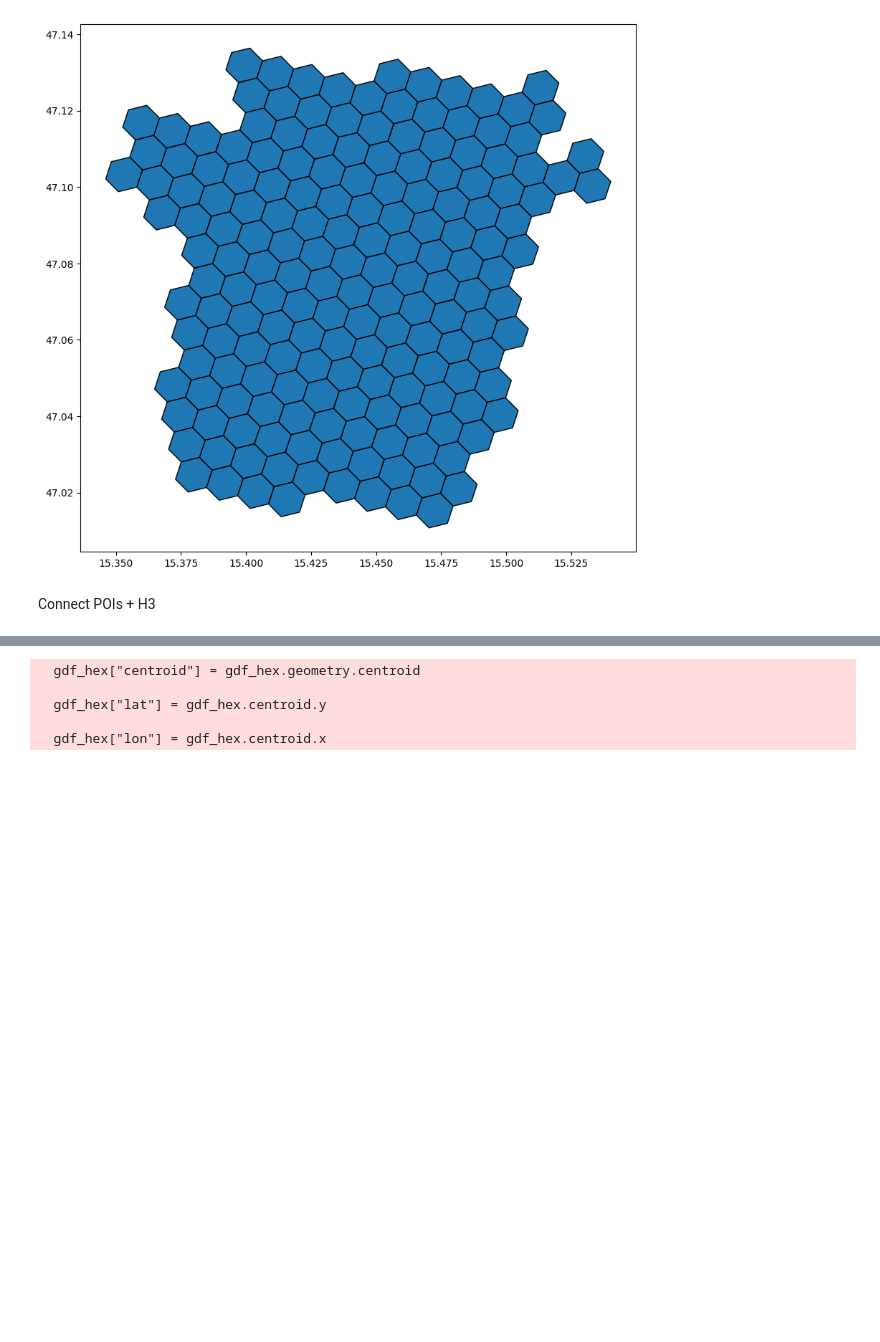
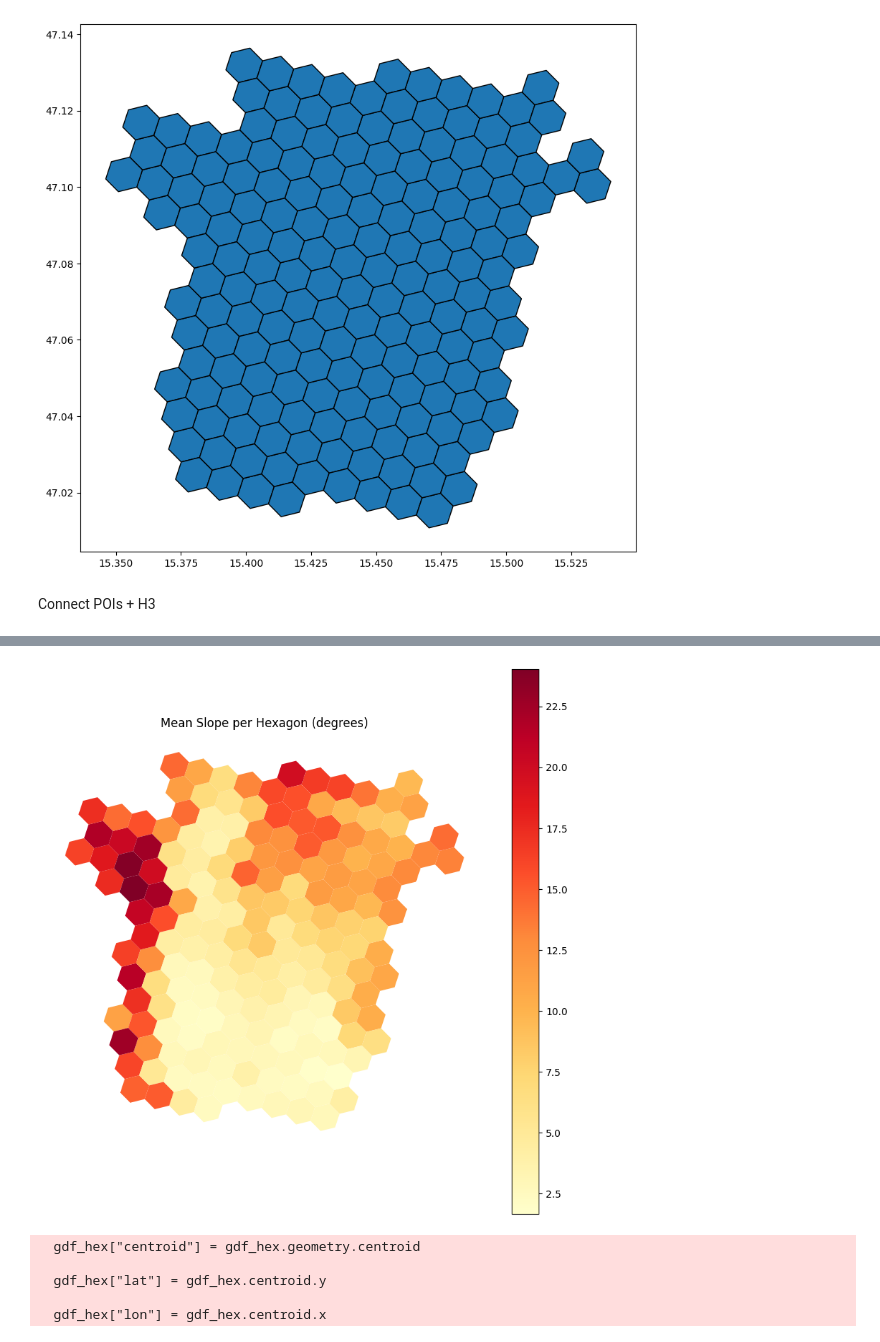
Before and after one commit to bernadettesophia/GAT2_group1_midterm_project, a Jupyter notebook: code_midterm_group1_walkability_graz.ipynb, the cells around one changed output, grey strips where cells are left out. Drawn from its saved outputs; the diff is of its cells as text; code cells hidden in the pictures; blank space fills up the shorter version.

Commit message:
Adjusted slope function (calculating mean slope per hexagon)

```diff
--- a/code_midterm_group1_walkability_graz.ipynb
+++ b/code_midterm_group1_walkability_graz.ipynb
@@ -441,21 +442,73 @@ gdf_hex.plot(edgecolor="k", figsize=(10,10))
 # %% [markdown]
 Connect POIs + H3
 # %%
-# --- Slope per hexagon from DEM raster ---
+# Slope per hexagon from DEM raster
 slope_raster_path = "data/DEM30_Graz.tif"
 
-gdf_hex_utm = gdf_hex.to_crs("EPSG:32633").copy()
+# Calculate slope (DEM is in WGS84)
+with rasterio.open(slope_raster_path) as src:
+    elevation = src.read(1)
+    transform = src.transform
+    nodata = src.nodata
+
+    lat_center = 47.0  # Approximate latitude of Graz
+
+    # Pixel size in degrees
+    pixel_size_lon = abs(transform[0])
+    pixel_size_lat = abs(transform[4])
+
+    # Convert to meters
+    meters_per_degree_lat = 111320
+    meters_per_degree_lon = 111320 * np.cos(np.radians(lat_center))
+
+    pixel_size_x_m = pixel_size_lon * meters_per_degree_lon
+    pixel_size_y_m = pixel_size_lat * meters_per_degree_lat
+
+    print(f"  Pixel size: {pixel_size_x_m:.2f}m x {pixel_size_y_m:.2f}m")
+    print(f"  Elevation range: {elevation.min():.2f}m to {elevation.max():.2f}m")
+
+    # Calculate gradients in meters
+    dy, dx = np.gradient(elevation, pixel_size_y_m, pixel_size_x_m)
+
+    # Calculate slope in degrees
+    slope_radians = np.arctan(np.sqrt(dx**2 + dy**2))
+    slope_degrees = np.rad2deg(slope_radians)
+
+    print(f"  Slope range: {slope_degrees.min():.2f}° to {slope_degrees.max():.2f}°")
+
+    # Handle nodata
+    if nodata is not None:
+        slope_degrees[elevation == nodata] = -9999
+
+    # Save slope raster
+    slope_profile = src.profile.copy()
+    slope_profile.update(dtype=rasterio.float32, nodata=-9999)
+
+    slope_output_path = "data/DEM30_Graz_slope.tif"
+    with rasterio.open(slope_output_path, 'w', **slope_profile) as dst:
+        dst.write(slope_degrees.astype(rasterio.float32), 1)
+
+
+# Extract mean slope per hexagon
 mean_slopes = []
+valid_extractions = 0
 
-with rasterio.open(slope_raster_path) as src:
-    for _, row in gdf_hex_utm.iterrows():
+with rasterio.open(slope_output_path) as src:
+
+    for idx, row in gdf_hex.iterrows():
         geom = [row.geometry.__geo_interface__]
         try:
-            out_image, out_transform = rasterio.mask.mask(src, geom, crop=True)
+            out_image, out_transform = rasterio.mask.mask(
+                src, geom, crop=True, all_touched=True
+            )
             data = out_image[0]
-            data = data[data != src.nodata]  # remove NoData
+
+            # Remove NoData values
+            data = data[(data != -9999) & (data >= 0)]
+
             if data.size > 0:
                 mean_slope = float(data.mean())
+                valid_extractions += 1
             else:
                 mean_slope = 0.0
         except ValueError:
@@ -463,5 +516,18 @@ with rasterio.open(slope_raster_path) as src:
 
         mean_slopes.append(mean_slope)
 
-gdf_hex_utm["slope_deg"] = mean_slopes
-gdf_hex = gdf_hex_utm.to_crs("EPSG:4326")
+
+gdf_hex["slope_deg"] = mean_slopes
+
+# Statistics
+print(f"Lowest slope:  {gdf_hex['slope_deg'].min():.2f}°")
+print(f"Highest slope: {gdf_hex['slope_deg'].max():.2f}°")
+print(f"Mean slope:    {gdf_hex['slope_deg'].mean():.2f}°")
+print(f"Hexagons with slope > 5°: {(gdf_hex['slope_deg'] > 5).sum()}")
+
+# Visualization
+gdf_hex.plot(column='slope_deg', cmap='YlOrRd', legend=True, figsize=(10, 10))
+plt.title('Mean Slope per Hexagon (degrees)')
+plt.axis('off')
+plt.show()
+# %% [output]
@@ -468,3 +542,4 @@ gdf_hex = gdf_hex_utm.to_crs("EPSG:4326")
+[figure, added]
 # %%
 # Assign each POI to an H3 cel
 def point_to_h3(point, res=H3_RESOLUTION):
```
Also changed, not shown: parts of 6 cells of this notebook.
